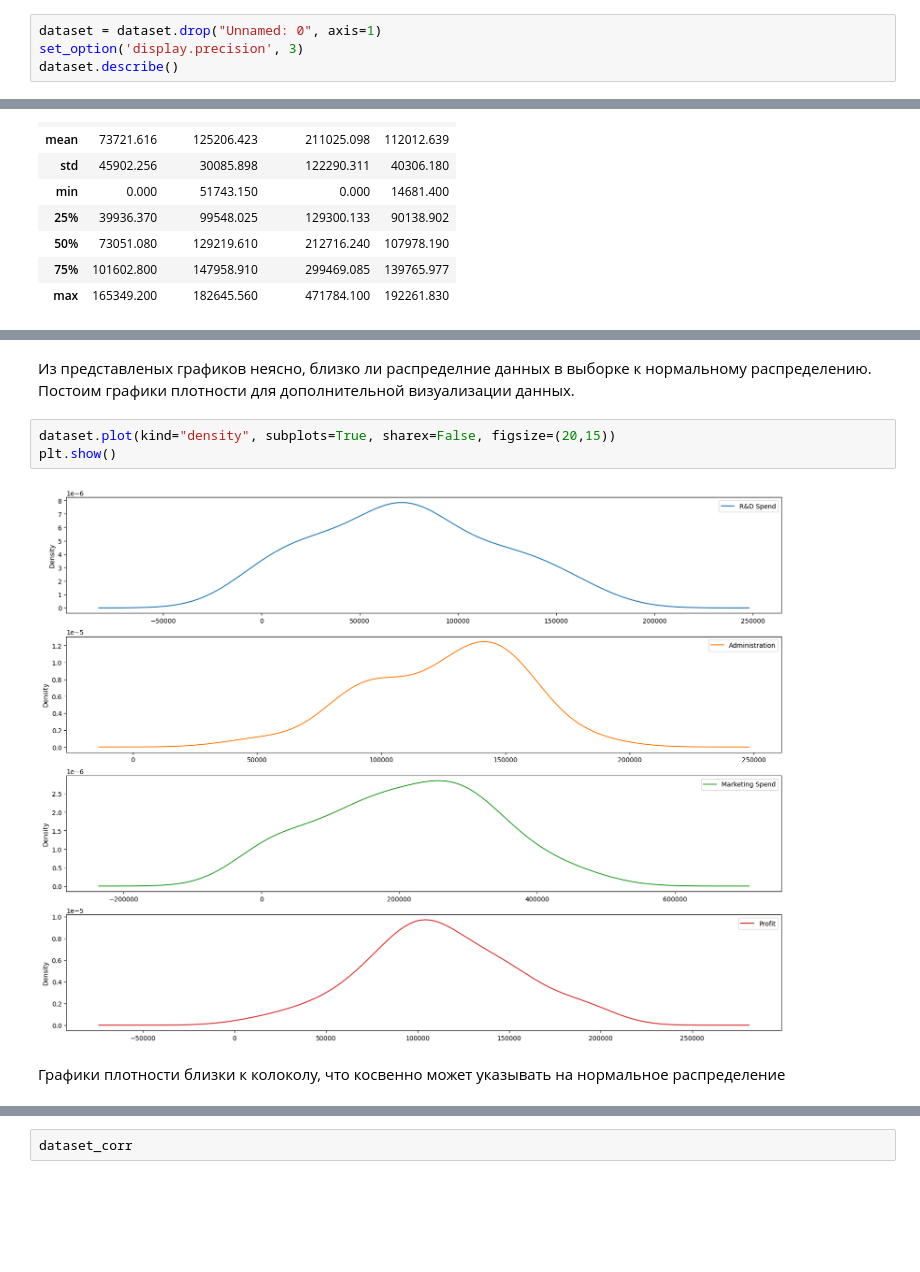
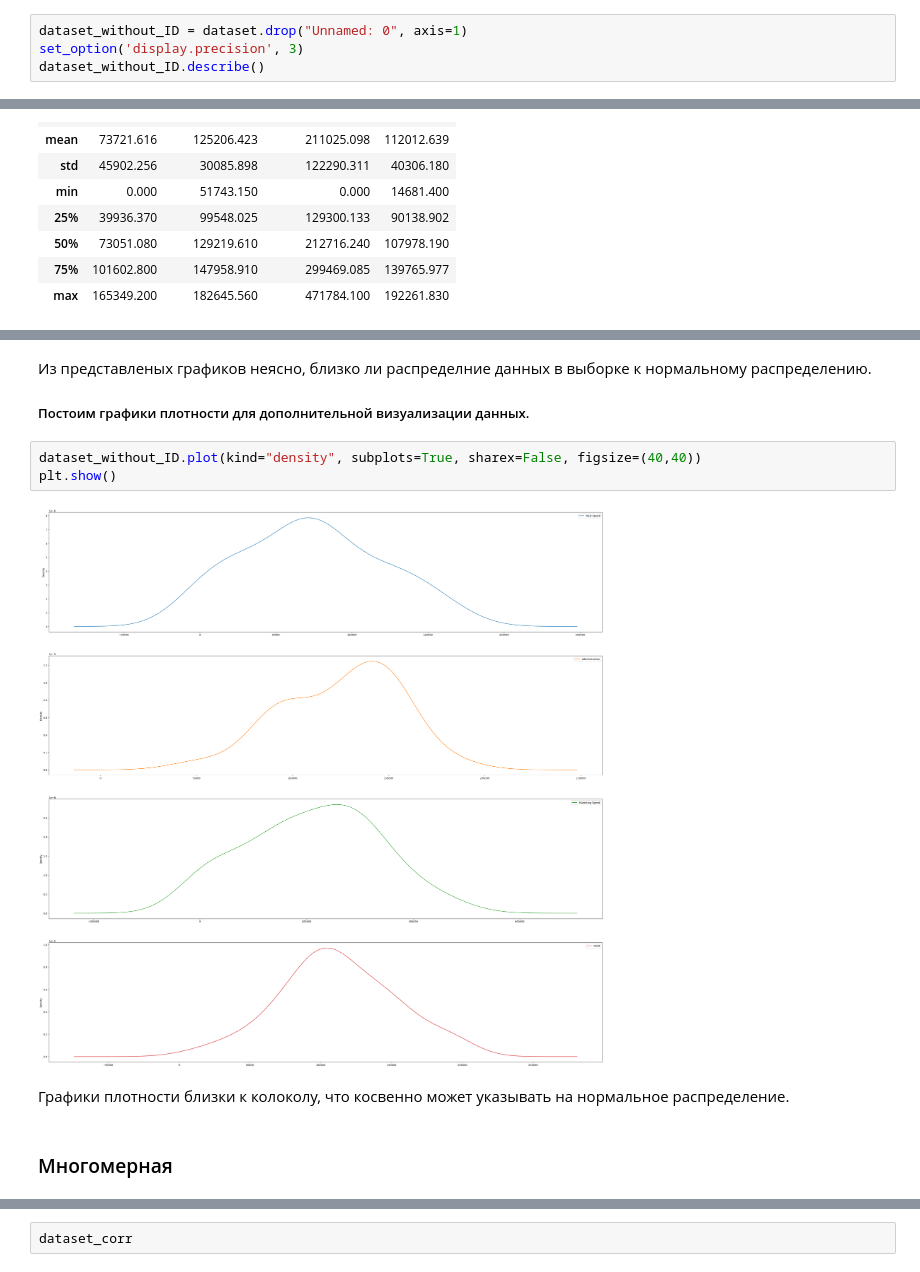
Before and after one commit to Temchik-X/DataMiningML, a Jupyter notebook: Lab_1.ipynb, the cells around one changed output, grey strips where cells are left out. Drawn from its saved outputs; the diff is of its cells as text; blank space fills up the shorter version.

Commit message:
Немного подредактировала: внешний вид и без потери исходного dataset

```diff
--- a/Lab_1.ipynb
+++ b/Lab_1.ipynb
@@ -111,7 +109,7 @@ dtype: int64
 # %%
-dataset = dataset.drop("Unnamed: 0", axis=1)
+dataset_without_ID = dataset.drop("Unnamed: 0", axis=1)
 set_option('display.precision', 3)
-dataset.describe()
+dataset_without_ID.describe()
 # %% [output]
 |  | R&D Spend | Administration | Marketing Spend | Profit |
 | count | 50.000 | 27.000 | 50.000 | 50.000 |
@@ -142,13 +139,14 @@ plt.show()
 [figure]
 # %% [markdown]
 Из представленых графиков неясно, близко ли распределние данных в выборке к нормальному распределению.
-<br>
-Постоим графики плотности для дополнительной визуализации данных.
+##### Постоим графики плотности для дополнительной визуализации данных.
 # %%
-dataset.plot(kind="density", subplots=True, sharex=False, figsize=(20,15))
+dataset_without_ID.plot(kind="density", subplots=True, sharex=False, figsize=(40,40))
 plt.show()
 # %% [output]
-[figure, old version]
+[figure, new version]
 # %% [markdown]
-Графики плотности близки к колоколу, что косвенно может указывать на нормальное распределение
+Графики плотности близки к колоколу, что косвенно может указывать на нормальное распределение.
+# %% [markdown]
+### Многомерная
 # %% [markdown]
```
Also changed, not shown: parts of 32 cells of this notebook.
